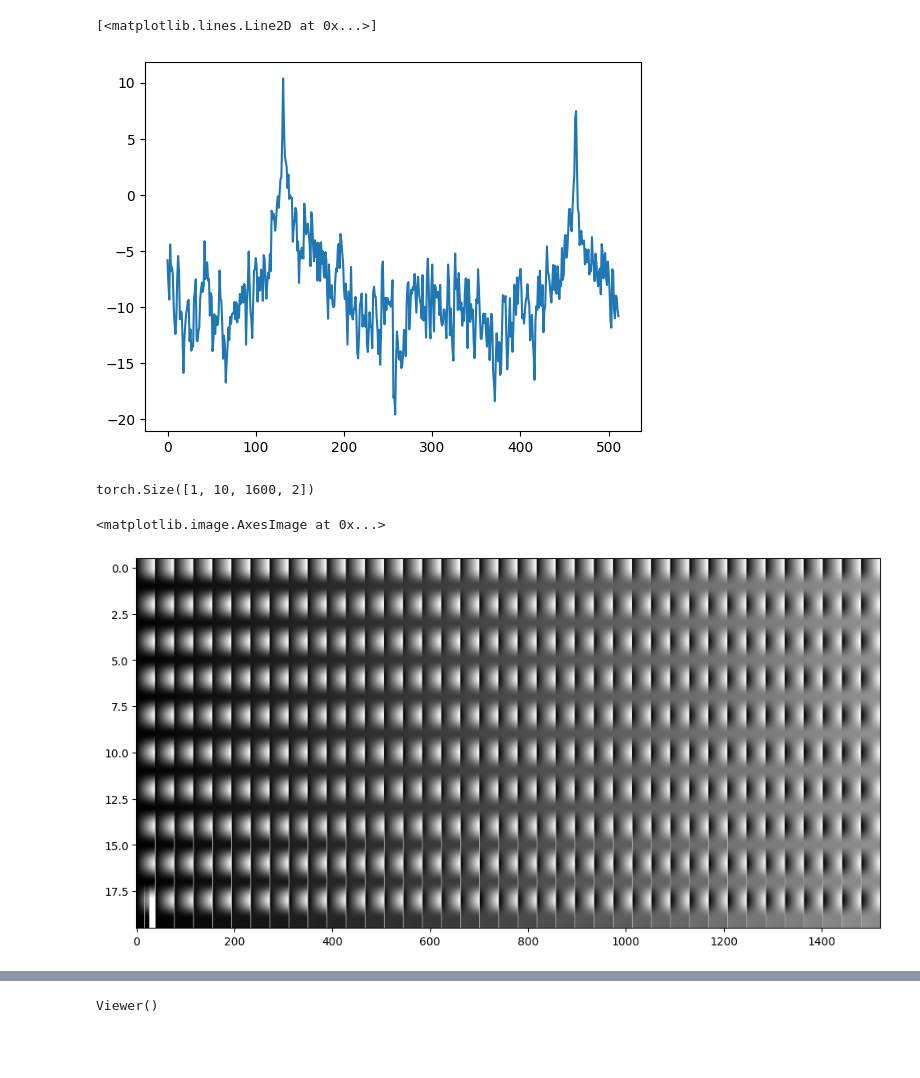
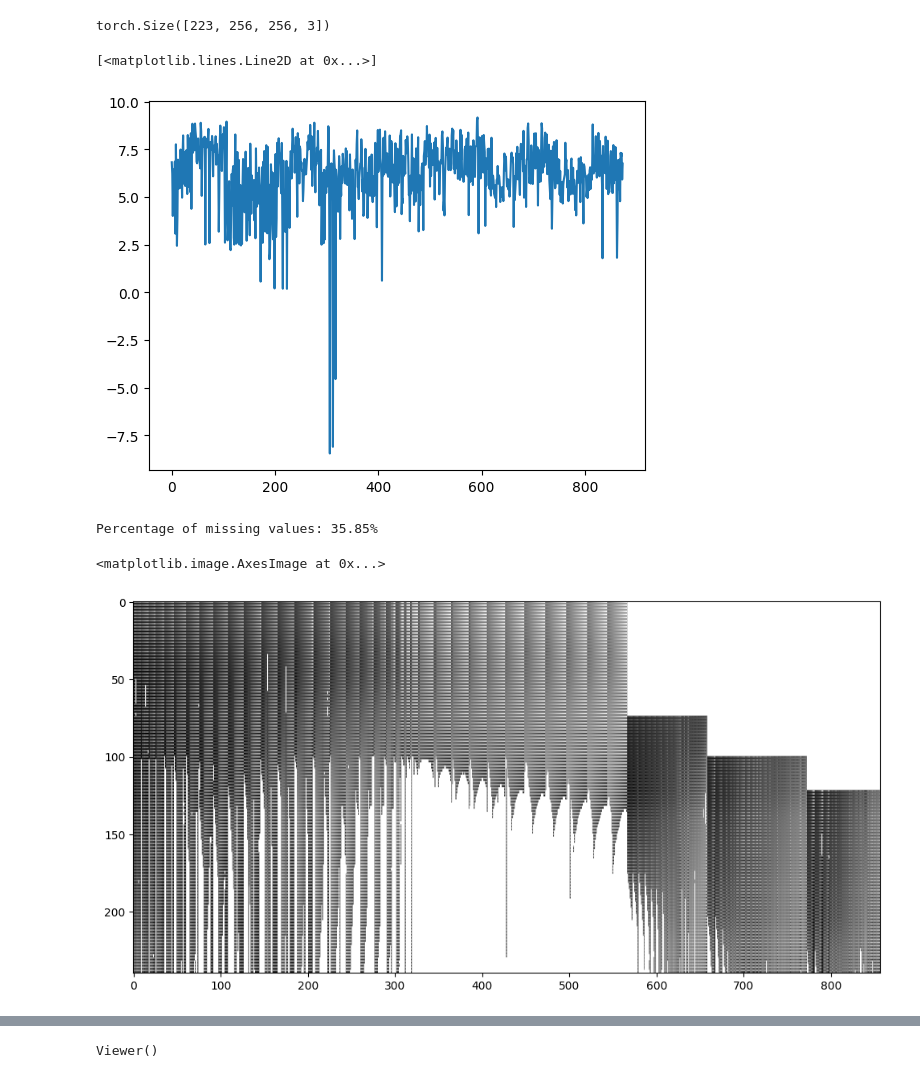
Before and after one commit to manel-ferreira-01/trackers, a Jupyter notebook: test.ipynb, the cells around one changed output, grey strips where cells are left out. Saved outputs shown, nothing was run; the diff lists cells and outputs as text; code cells hidden in the pictures; blank space fills up the shorter version.

```diff
--- a/test.ipynb
+++ b/test.ipynb
@@ -41,13 +41,17 @@ from aux.read_video import read_video_torch
 
 model_video_size = (256, 256)
 #device = torch.device("cuda" if torch.cuda.is_available() else "cpu")
-device = "cuda:1"
+device = "cuda:0"
 
 video_resized, video = read_video_torch("../mast3r/images_in/bordalo.mp4",model_video_size, device)
 
 tapnext = init_tapnext(device)
 
 torch.cuda.empty_cache()
+
+video_resized.shape
+# %% [output]
+torch.Size([223, 256, 256, 3])
 # %%
 
 # Design the query points array in the original video size
@@ -113,8 +117,8 @@ with torch.no_grad():
         # New feature detection
         new_tracks = add_new_tracks(tracks_step, query_points_initial)
 
-        if 0:
-        #if new_tracks is not None and new_tracks.shape[1] > 120:
+        #if 0:
+        if new_tracks is not None and new_tracks.shape[1] > 120:
             print(f"Adding new tracks: {new_tracks.shape[1]}")
 
             new_tracks[0, :, 0] = 0  # set time to 0 for tapnext reinit
@@ -159,13 +163,13 @@ with open("track_histories.pkl", "rb") as f:
     track_histories = pickle.load(f)
 # %%
 plt.figure()
-plt.plot(tracks_logits_step[0,0,702,:].cpu())
+#plt.plot(tracks_logits_step[0,0,702,:].cpu())
 
 #plt.figure()
-#plt.plot(visible_logits_step.squeeze().squeeze().cpu())
+plt.plot(visible_logits_step.squeeze().squeeze().cpu())
 # %% [output]
 [<matplotlib.lines.Line2D at 0x...>]
-[figure, old version]
+[figure, new version]
 # %%
 num_frames = video_tensor_resized.shape[1]
 output = {}
@@ -183,45 +187,49 @@ output_tensor = torch.cat(output_list, dim=0).unsqueeze(0).permute(0,2,1,3)  # s
 output_tensor = output_tensor[:,:,:,[1,0]]
 output_tensor[:, : ,:,  :] *= torch.tensor([video[0].shape[1] / model_video_size[0], video[0].shape[0] / model_video_size[1]])
 
+frame_cut_out = output_tensor.shape[1]
+frame_cut_out = 120
+
+# Calculate the number of visible frames for each track
+visible_counts = torch.sum(~torch.isnan(output_tensor[0, :frame_cut_out, :, 0]), dim=0)
+
+# Filter tracks that are visible for at least 20 frames
+visible_tracks_mask = visible_counts >= 1
+output_tensor_filtered = output_tensor[:, :frame_cut_out, visible_tracks_mask, :]
+output_tensor_filtered.shape
+
 torch.cuda.empty_cache()
-# %%
-frame_cut_out = output_tensor.shape[1]
-
-
-# Calculate the number of visible frames for each track
-visible_counts = torch.sum(~torch.isnan(output_tensor[0, :frame_cut_out, :, 0]), dim=0)
-
-# Filter tracks that are visible for at least 20 frames
-visible_tracks_mask = visible_counts >= 1
-output_tensor_filtered = output_tensor[:, :frame_cut_out, visible_tracks_mask, :]
-output_tensor_filtered.shape
-# %% [output]
-torch.Size([1, 10, 1600, 2])
 # %%
 generate_frame_image_cv(video_tensor_original, output_tensor)
 # %%
 # Reshape the output_tensor to create the observation matrix
 # Shape of output_tensor: [1, num_frames, num_feats, 2]
 # Desired shape of observation_matrix: [feats*2, frames]
 
 # todo: comparar halucinacao cotracker
 
 obs_mat_full = np.zeros((output_tensor_filtered.shape[1] * 2, output_tensor_filtered.shape[2]), dtype=np.float32)
 num_frames = output_tensor_filtered.shape[1]
 
 for frame in range(output_tensor_filtered.shape[1]): # por frame
     obs_mat_full[frame*2, :] = output_tensor_filtered[0, frame, :, 0].cpu().numpy()  # x-coordinates
     obs_mat_full[frame*2+1, :] = output_tensor_filtered[0, frame, :, 1].cpu().numpy()  # y-coordinates
 
 #remove columns (features) that have nan values
 obs_mat = obs_mat_full[:, ~np.isnan(obs_mat_full).any(axis=0)]
 
 # remove collumns that have more than 50% nan values
-obs_mat_half_missed = obs_mat_full[:, np.sum(np.isnan(obs_mat_full), axis=0) < obs_mat_full.shape[0] / 3]
+obs_mat_half_missed = obs_mat_full[:, np.sum(np.isnan(obs_mat_full), axis=0) < obs_mat_full.shape[0] / 1.7]
+
+#print the percentage of missing values
+missing_percentage = np.sum(np.isnan(obs_mat_half_missed)) / (obs_mat_half_missed.shape[0] * obs_mat_half_missed.shape[1]) * 100
+print(f"Percentage of missing values: {missing_percentage:.2f}%")
+
 
 plt.figure(figsize=(12, 6))
 plt.imshow(obs_mat_half_missed/np.nanmax(obs_mat_half_missed), aspect='auto', cmap='gray')
 #plt.imshow(obs_mat_full, aspect='auto', cmap='gray', alpha=0.5)
 # %% [output]
-<matplotlib.image.AxesImage at 0x...>
+Percentage of missing values: 35.85%
+<matplotlib.image.AxesImage at 0x...>
-[figure, old version]
+[figure, new version]
```
Also changed, not shown: parts of 7 cells of this notebook, 2 other files.
